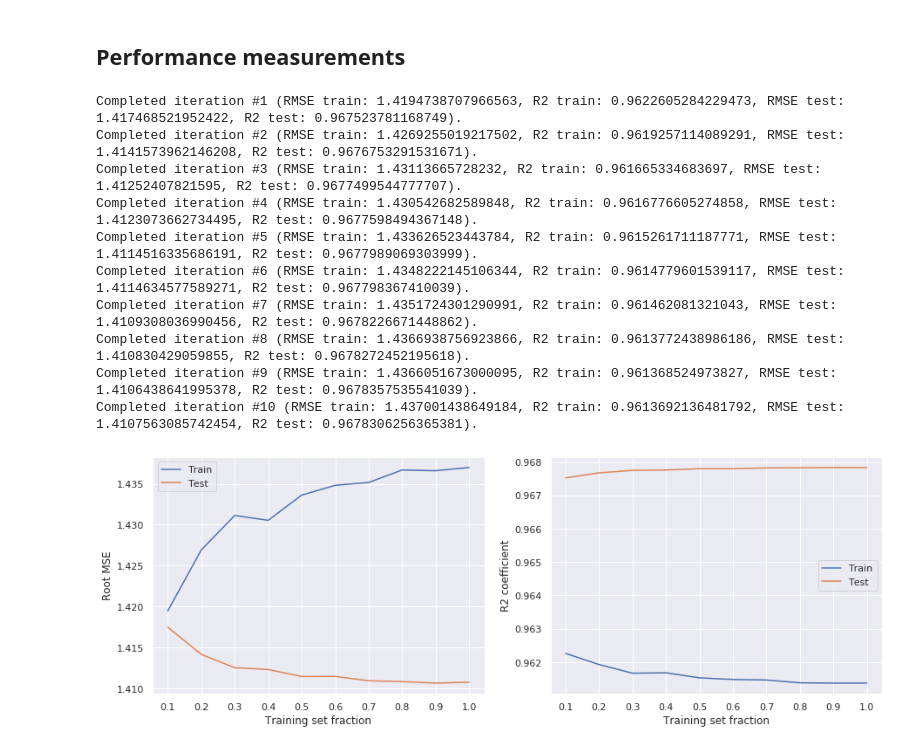
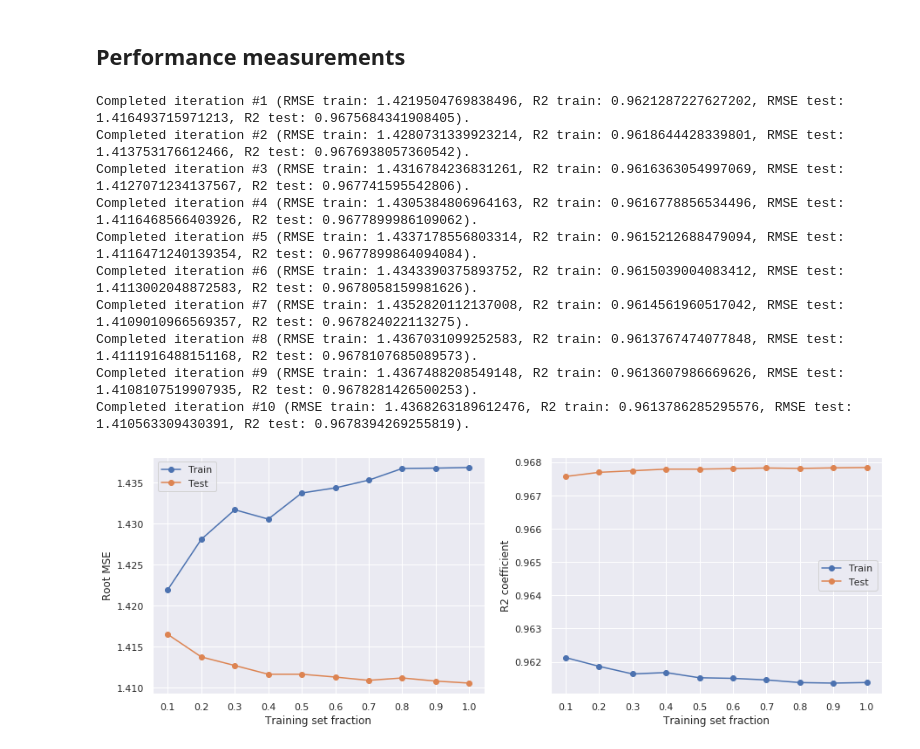
Before and after one commit to mattecora/BikeSharingAvailabilityPredictor, a Jupyter notebook: 09_training_curve_gbt.ipynb, the cells around one changed output. Saved outputs shown, nothing was run; the diff lists cells and outputs as text; code cells hidden in the pictures.

```diff
--- a/09_training_curve_gbt.ipynb
+++ b/09_training_curve_gbt.ipynb
@@ -46,7 +46,7 @@ pipeline = Pipeline(stages=[
         "Hour", "DayOfWeek", "Zone",
         "AvgByHour", "AvgByWeekday", "AvgByZone", "AvgCombined"
     ], outputCol="features"),
-    GBTRegressor(labelCol="NumBikesDiff+1", seed=42, maxIter=50, stepSize=0.25),
+    GBTRegressor(labelCol="NumBikesDiff+1", seed=42, maxDepth=5, maxIter=50, stepSize=0.25, minInstancesPerNode=10),
     LabelMapper()
 ])
 # %% [markdown]
@@ -92,25 +92,25 @@ for i in range(numFolds):
 
     print(f"Completed iteration #{i + 1} (RMSE train: {trainRMSE}, R2 train: {trainR2}, RMSE test: {testRMSE}, R2 test: {testR2}).")
 # %% [output]
-Completed iteration #1 (RMSE train: 1.4194738707966563, R2 train: 0.9622605284229473, RMSE test: 1.417468521952422, R2 test: 0.967523781168749).
-Completed iteration #2 (RMSE train: 1.4269255019217502, R2 train: 0.9619257114089291, RMSE test: 1.4141573962146208, R2 test: 0.9676753291531671).
-Completed iteration #3 (RMSE train: 1.43113665728232, R2 train: 0.961665334683697, RMSE test: 1.41252407821595, R2 test: 0.9677499544777707).
-Completed iteration #4 (RMSE train: 1.430542682589848, R2 train: 0.9616776605274858, RMSE test: 1.4123073662734495, R2 test: 0.9677598494367148).
-Completed iteration #5 (RMSE train: 1.433626523443784, R2 train: 0.9615261711187771, RMSE test: 1.4114516335686191, R2 test: 0.9677989069303999).
-Completed iteration #6 (RMSE train: 1.4348222145106344, R2 train: 0.9614779601539117, RMSE test: 1.4114634577589271, R2 test: 0.967798367410039).
-Completed iteration #7 (RMSE train: 1.4351724301290991, R2 train: 0.961462081321043, RMSE test: 1.4109308036990456, R2 test: 0.9678226671448862).
-Completed iteration #8 (RMSE train: 1.4366938756923866, R2 train: 0.9613772438986186, RMSE test: 1.410830429059855, R2 test: 0.9678272452195618).
-Completed iteration #9 (RMSE train: 1.4366051673000095, R2 train: 0.961368524973827, RMSE test: 1.4106438641995378, R2 test: 0.9678357535541039).
-Completed iteration #10 (RMSE train: 1.437001438649184, R2 train: 0.9613692136481792, RMSE test: 1.4107563085742454, R2 test: 0.9678306256365381).
+Completed iteration #1 (RMSE train: 1.4219504769838496, R2 train: 0.9621287227627202, RMSE test: 1.416493715971213, R2 test: 0.9675684341908405).
+Completed iteration #2 (RMSE train: 1.4280731339923214, R2 train: 0.9618644428339801, RMSE test: 1.413753176612466, R2 test: 0.9676938057360542).
+Completed iteration #3 (RMSE train: 1.4316784236831261, R2 train: 0.9616363054997069, RMSE test: 1.4127071234137567, R2 test: 0.967741595542806).
+Completed iteration #4 (RMSE train: 1.4305384806964163, R2 train: 0.9616778856534496, RMSE test: 1.4116468566403926, R2 test: 0.9677899986109062).
+Completed iteration #5 (RMSE train: 1.4337178556803314, R2 train: 0.9615212688479094, RMSE test: 1.4116471240139354, R2 test: 0.9677899864094084).
+Completed iteration #6 (RMSE train: 1.4343390375893752, R2 train: 0.9615039004083412, RMSE test: 1.4113002048872583, R2 test: 0.9678058159981626).
+Completed iteration #7 (RMSE train: 1.4352820112137008, R2 train: 0.9614561960517042, RMSE test: 1.4109010966569357, R2 test: 0.967824022113275).
+Completed iteration #8 (RMSE train: 1.4367031099252583, R2 train: 0.9613767474077848, RMSE test: 1.4111916488151168, R2 test: 0.9678107685089573).
+Completed iteration #9 (RMSE train: 1.4367488208549148, R2 train: 0.9613607986669626, RMSE test: 1.4108107519907935, R2 test: 0.9678281426500253).
+Completed iteration #10 (RMSE train: 1.4368263189612476, R2 train: 0.9613786285295576, RMSE test: 1.410563309430391, R2 test: 0.9678394269255819).
 # %%
 fig, ax = plt.subplots(1, 2, figsize=(15, 5))
-resultsDF[resultsDF["Metric"] == "RMSE"].plot(x="Fraction", y=["Train", "Test"], ax=ax[0])
-resultsDF[resultsDF["Metric"] == "R2"].plot(x="Fraction", y=["Train", "Test"], ax=ax[1])
+resultsDF[resultsDF["Metric"] == "RMSE"].plot(x="Fraction", y=["Train", "Test"], ax=ax[0], marker="o")
+resultsDF[resultsDF["Metric"] == "R2"].plot(x="Fraction", y=["Train", "Test"], ax=ax[1], marker="o")
 ax[0].set_xticks([(i + 1) / numFolds for i in range(numFolds)])
 ax[1].set_xticks([(i + 1) / numFolds for i in range(numFolds)])
 ax[0].set_xlabel("Training set fraction")
 ax[1].set_xlabel("Training set fraction")
 ax[0].set_ylabel("Root MSE")
 ax[1].set_ylabel("R2 coefficient");
 # %% [output]
-[figure, old version]
+[figure, new version]
```
Also changed, not shown: 3 other files.
